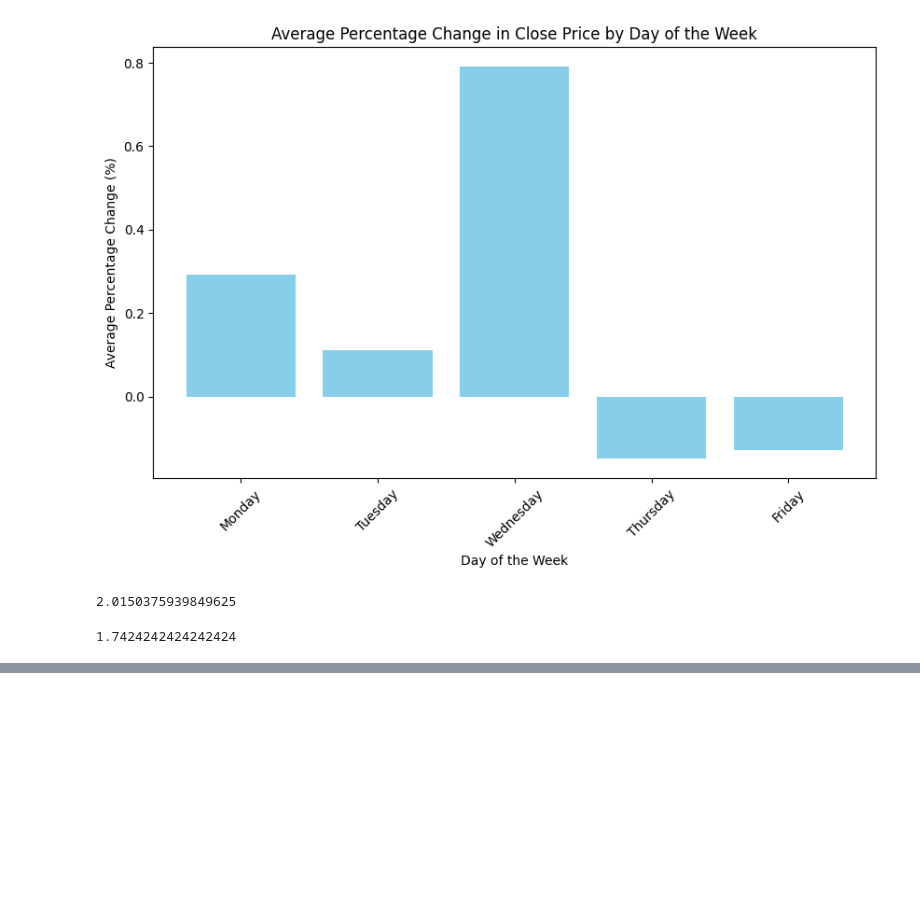
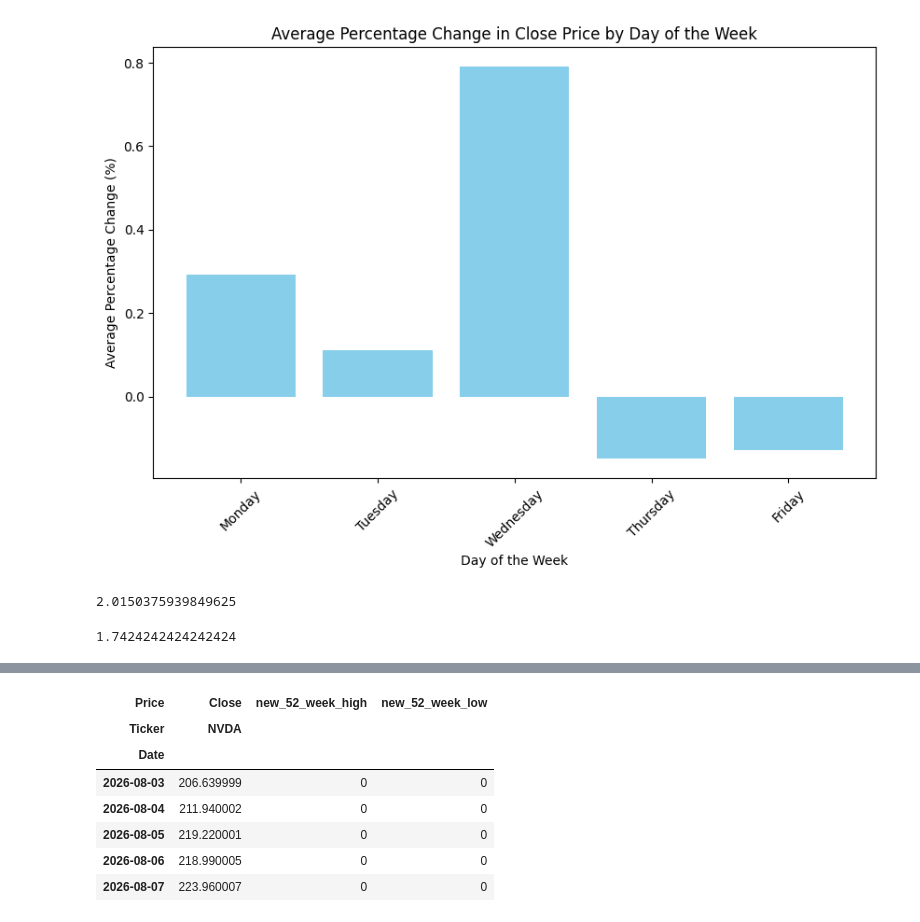
Before and after one commit to samirmh/trading, a Jupyter notebook: stocks_single_stock_analysis.ipynb, the cells around one changed output, grey strips where cells are left out. Cells and saved outputs as stored; diff of their text form; code cells hidden in the pictures; blank space fills up the shorter version.

```diff
--- a/stocks_single_stock_analysis.ipynb
+++ b/stocks_single_stock_analysis.ipynb
@@ -268,19 +233,28 @@ display(stock_data[['Open', 'Close', 'High', 'Low', 'Volume', 'close_higher_than
 # %%
 def fifty_two_week_indicators(df):
     # Calculate the 52-week (approximately 252 trading days) rolling max and min of the 'Close' price
-    df['52_week_high'] = df['Close'].rolling(window=252, min_periods=1).max()
-    df['52_week_low'] = df['Close'].rolling(window=252, min_periods=1).min()
+    current_52_week_high = df['Close'].rolling(window=252, min_periods=1).max()
+    current_52_week_low = df['Close'].rolling(window=252, min_periods=1).min()
 
     # new_52_week_high: 1 if current close is a new 52-week high, 0 otherwise
-    df['new_52_week_high'] = (df['Close'] == df['52_week_high']).astype(int)
+    df['new_52_week_high'] = (df['Close'] > current_52_week_high).astype(int)
 
     # new_52_week_low: 1 if current close is a new 52-week low, 0 otherwise
-    df['new_52_week_low'] = (df['Close'] == df['52_week_low']).astype(int)
+    df['new_52_week_low'] = (df['Close'] < current_52_week_low).astype(int)
 
     return df
 
 # Apply the function to the existing stock_data
 stock_data = fifty_two_week_indicators(stock_data)
 
 # Display the results with the new columns
-display(stock_data[['Close', '52_week_high', 'new_52_week_high', '52_week_low', 'new_52_week_low']].tail())
+display(stock_data[['Close', 'new_52_week_high', 'new_52_week_low']].tail())
+# %% [output]
+| Price | Close | new_52_week_high | new_52_week_low |
+| Ticker | NVDA |  |  |
+| Date |  |  |  |
+| 2026-08-03 | 206.639999 | 0 | 0 |
+| 2026-08-04 | 211.940002 | 0 | 0 |
+| 2026-08-05 | 219.220001 | 0 | 0 |
+| 2026-08-06 | 218.990005 | 0 | 0 |
+| 2026-08-07 | 223.960007 | 0 | 0 |
```
Also changed, not shown: parts of 9 cells of this notebook.
